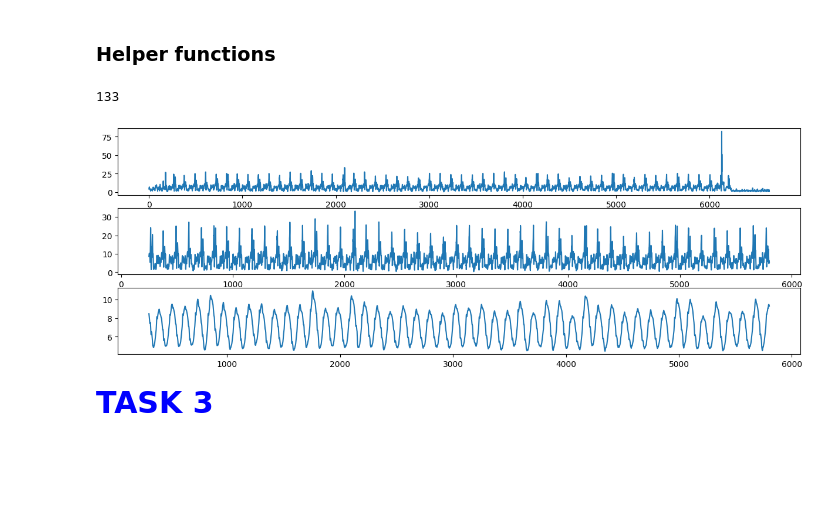
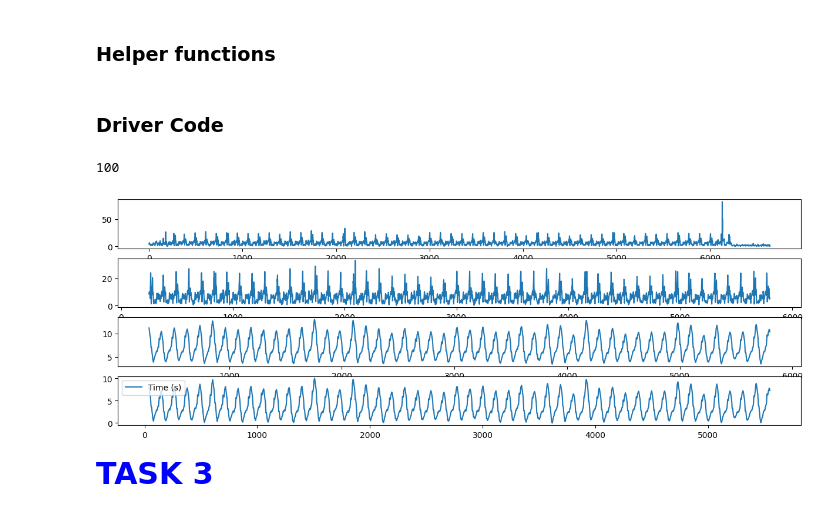
Before and after one commit to cdevre/ga_1, a Jupyter notebook: muc-fall-2022-sensor-data/SensorDataAnalysisActivity.ipynb, the cells around one changed output. Drawn from its saved outputs; the diff is of its cells as text; code cells hidden in the pictures; blank space fills up the shorter version.

Commit message:
added signal normalised
signals are normalised so the threshold would be the same walking_data_1 and walking_data_2

walking_data_2 sucks tho (its not stationary somehow)

```diff
--- a/muc-fall-2022-sensor-data/SensorDataAnalysisActivity.ipynb
+++ b/muc-fall-2022-sensor-data/SensorDataAnalysisActivity.ipynb
@@ -111,23 +113,3 @@ Write code to remove garbage data
 Create new file without garbage data and save it in data folder
 # %% [markdown]
 ### Helper functions
-# %%
-def clip_start_and_end(in_data: pd.DataFrame, start:int, end:int):
-    res = in_data = in_data.loc[start:end]
-    return res
-
-
-def denoise(in_data: pd.DataFrame, averageing_window:int):
-    # uses rolling average
-    res = in_data.rolling(window=averageing_window).mean()
-    return res
-
-
-def down_sample(in_data: pd.DataFrame, sampling_rate:int):
-    # TODO
-    return
-
-
-def count_peaks(in_data: pd.DataFrame, threshold:int):
-    peaks, _ = signal.find_peaks(in_data, height=threshold)
-    return peaks
@@ -134,26 +172,32 @@ def count_peaks(in_data: pd.DataFrame, threshold:int):
+# %% [markdown]
+### Driver Code
 # %%
-fig, axes = plt.subplots(nrows=3, ncols=1, figsize=(15, 5))  # Adjust the number of subplots as needed
+fig, axes = plt.subplots(nrows=4, ncols=1, figsize=(15, 5))  # Adjust the number of subplots as needed
 
 path = "data/walking_steps_1.csv"
 
 data = pd.read_csv(path)
-data["Absolute acceleration (m/s^2)"].plot(ax=axes[0])
+data_xyz = data["Absolute acceleration (m/s^2)"]
+data_xyz.plot(ax=axes[0])
 # print(data)
 
-clipped_data = clip_start_and_end(data, 250, 5800)
-clipped_data["Absolute acceleration (m/s^2)"].plot(ax=axes[1])
+clipped_data = clip_start_and_end(data_xyz, 250, 5800)
+clipped_data.plot(ax=axes[1])
+
+denoised_data = denoise(clipped_data, averageing_window=40)
+denoised_data.plot(ax=axes[2])
+
+normalised_data = normalize_signal(denoised_data, 0, 10)
+normalised_data.plot(ax=axes[3])
 
 
-denoised_data = denoise(clipped_data, averageing_window=60)
-denoised_data["Absolute acceleration (m/s^2)"].plot(ax=axes[2])
-
-steps = count_peaks(denoised_data["Absolute acceleration (m/s^2)"], threshold= 8)
+steps = count_peaks(denoised_data, threshold= 8)
 print(len(steps))
 
 # plt.show()
 # %% [output]
-133
+100
-[figure, old version]
+[figure, new version]
 # %% [markdown]
 <span style="color:blue; font-size:2em;"> **TASK 3** </span>
 # %% [markdown]
```
Also changed, not shown: parts of 2 cells of this notebook.
